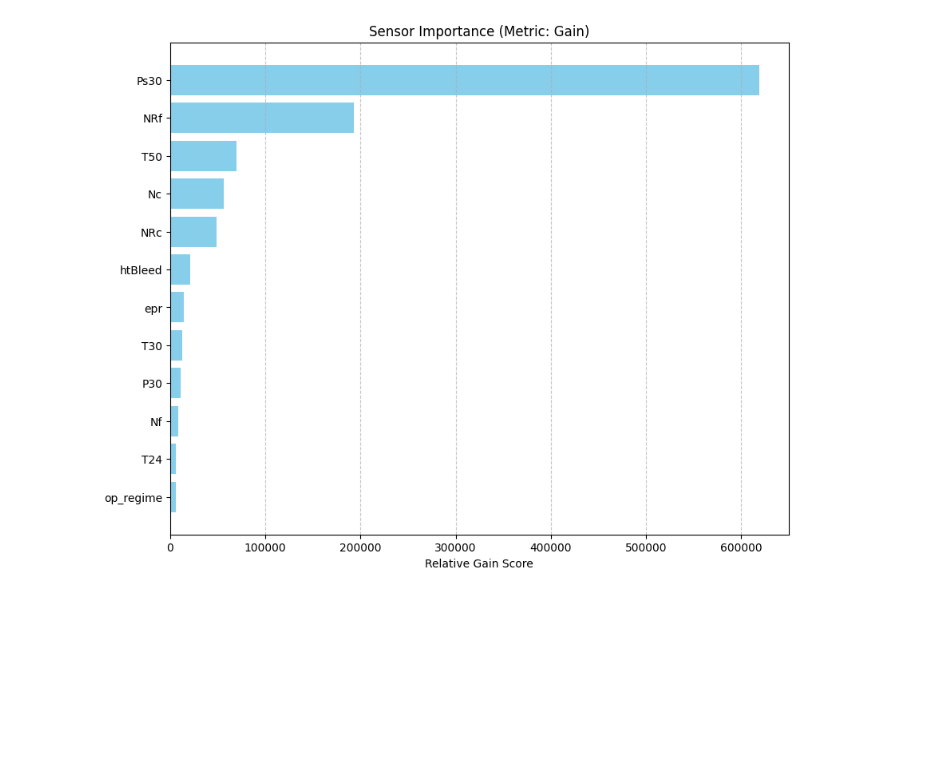
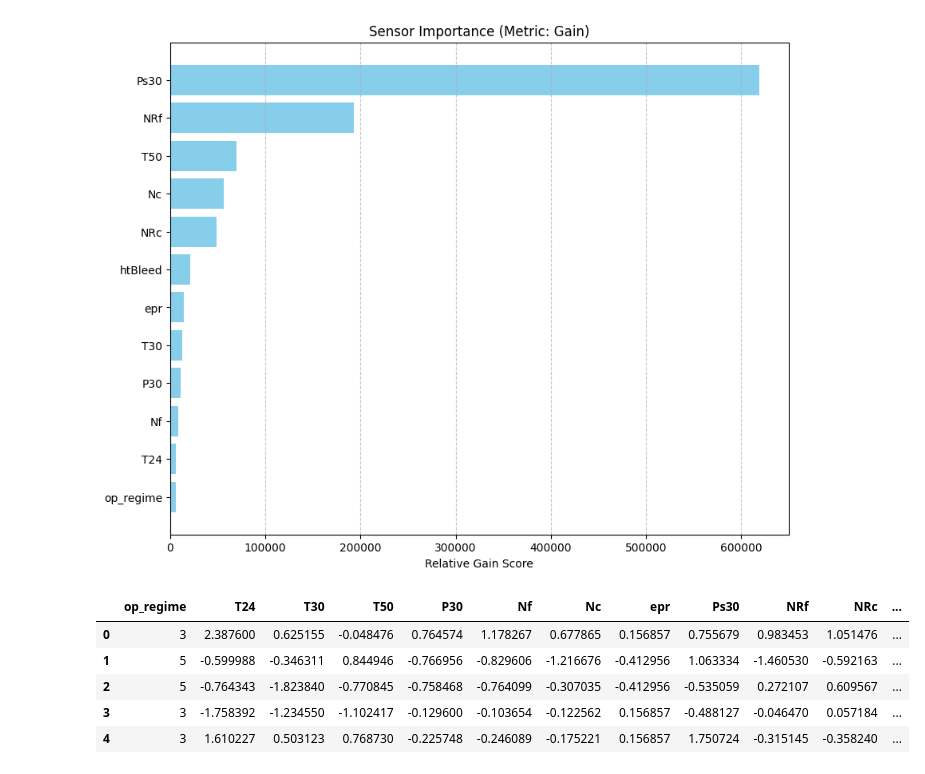
Before and after one commit to borgaonkarjui/survival_analysis_cmapss, a Jupyter notebook: notebooks/xgboost_training.ipynb, the cells around one changed output. Drawn from its saved outputs; the diff is of its cells as text; code cells hidden in the pictures; blank space fills up the shorter version.

```diff
--- a/notebooks/xgboost_training.ipynb
+++ b/notebooks/xgboost_training.ipynb
@@ -121,0 +121,9 @@ plot_feature_importance(model_v0, importance_type='gain')
+# %%
+X_test.head()
+# %% [output]
+|  | op_regime | T24 | T30 | T50 | P30 | Nf | Nc | epr | Ps30 | NRf | NRc | ... |
+| 0 | 3 | 2.387600 | 0.625155 | -0.048476 | 0.764574 | 1.178267 | 0.677865 | 0.156857 | 0.755679 | 0.983453 | 1.051476 | ... |
+| 1 | 5 | -0.599988 | -0.346311 | 0.844946 | -0.766956 | -0.829606 | -1.216676 | -0.412956 | 1.063334 | -1.460530 | -0.592163 | ... |
+| 2 | 5 | -0.764343 | -1.823840 | -0.770845 | -0.758468 | -0.764099 | -0.307035 | -0.412956 | -0.535059 | 0.272107 | 0.609567 | ... |
+| 3 | 3 | -1.758392 | -1.234550 | -1.102417 | -0.129600 | -0.103654 | -0.122562 | 0.156857 | -0.488127 | -0.046470 | 0.057184 | ... |
+| 4 | 3 | 1.610227 | 0.503123 | 0.768730 | -0.225748 | -0.246089 | -0.175221 | 0.156857 | 1.750724 | -0.315145 | -0.358240 | ... |
```
Also changed, not shown: parts of 11 cells of this notebook, 1 other file.
